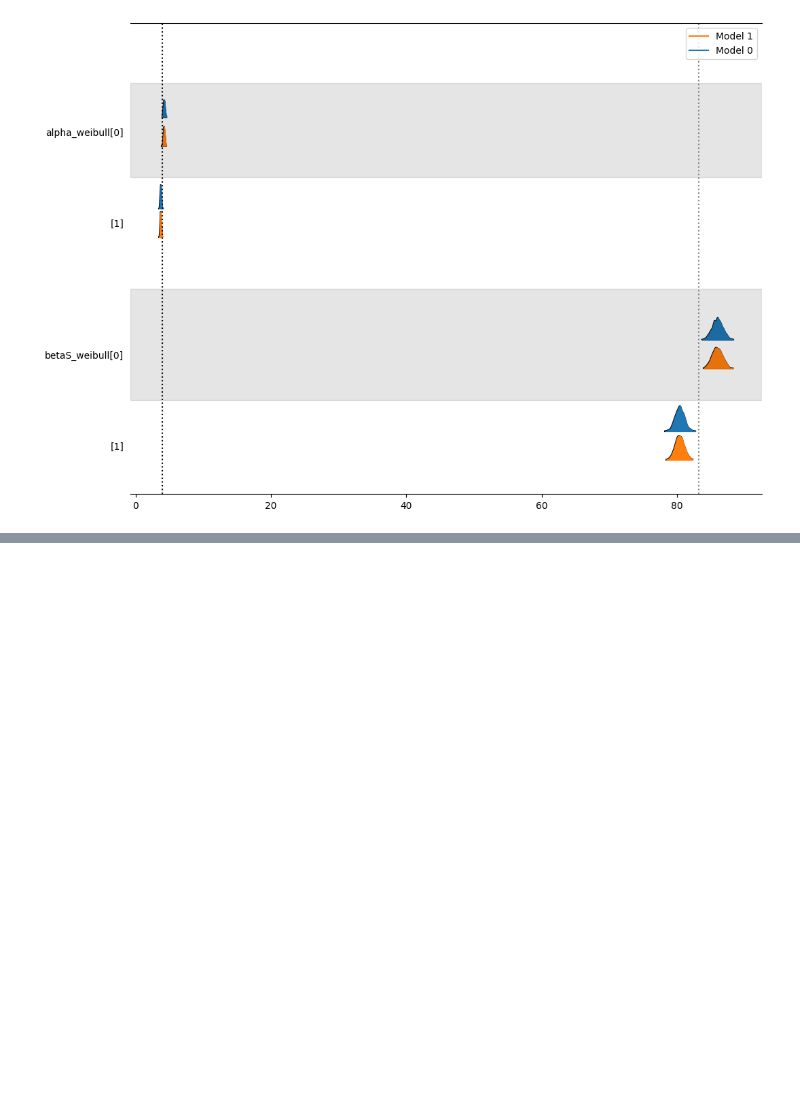
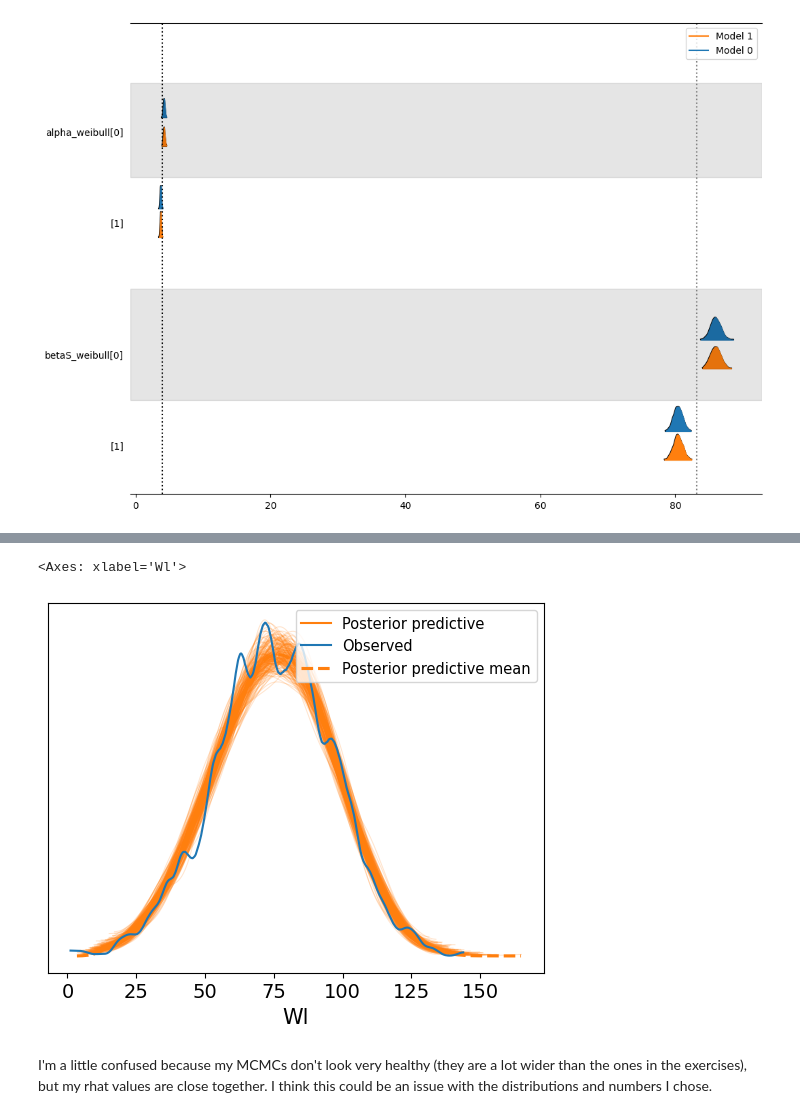
Before and after one commit to TaviTragus/data-science-fundamentals, a Jupyter notebook: Unit4/TaviTragU4proj.ipynb, the cells around one changed output, grey strips where cells are left out. Drawn from its saved outputs; the diff is of its cells as text; code cells hidden in the pictures; blank space fills up the shorter version.

```diff
--- a/Unit4/TaviTragU4proj.ipynb
+++ b/Unit4/TaviTragU4proj.ipynb
@@ -254,0 +266,7 @@ Data variables:
+# %%
+az.plot_ppc(idata_scores_ht, num_pp_samples=200, colors=["C1", "C0", "C1"])
+# %% [output]
+<Axes: xlabel='Wl'>
+[figure, added]
+# %% [markdown]
+I'm a little confused because my MCMCs don't look very healthy (they are a lot wider than the ones in the exercises), but my rhat values are close together. I think this could be an issue with the distributions and numbers I chose.
```
Also changed, not shown: parts of 4 cells of this notebook.
